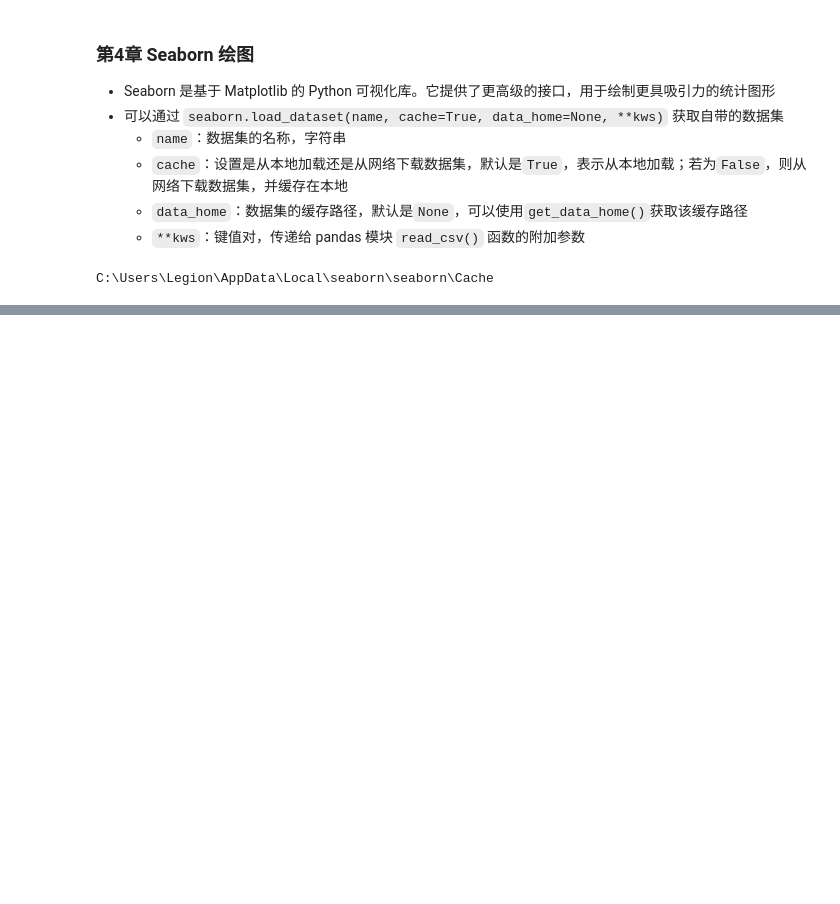
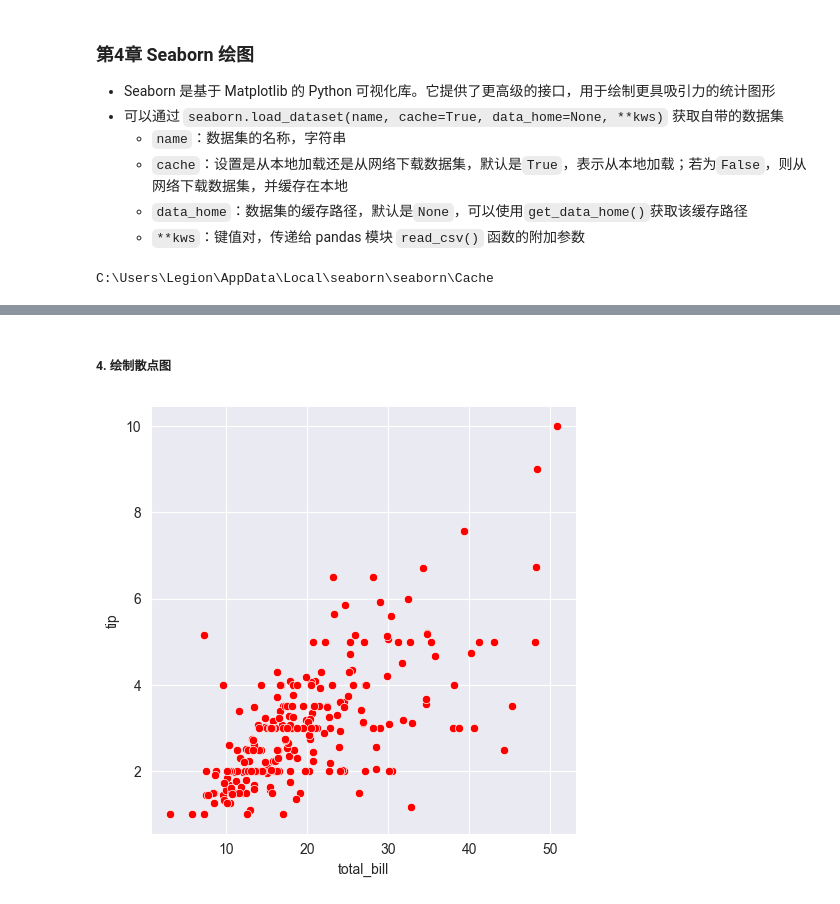
Before and after one commit to MercuryHaipeng/Python-Visualization-Tutorial, a Jupyter notebook: Chapter 4/4-1.ipynb, the cells around one changed output, grey strips where cells are left out. Cells and saved outputs as stored; diff of their text form; code cells hidden in the pictures; blank space fills up the shorter version.

```diff
--- a/Chapter 4/4-1.ipynb
+++ b/Chapter 4/4-1.ipynb
@@ -29,0 +81,14 @@ C:\Users\Legion\AppData\Local\seaborn\seaborn\Cache
+# %% [markdown]
+##### 4. 绘制散点图
+# %%
+import matplotlib.pyplot as plt
+import seaborn as sns
+
+sns.set_style("darkgrid")  # 灰色网格
+# 加载内置数据集 tips(小费数据集)，并对 total_bill 和 tip 字段绘制散点图
+custom_path = "../seaborn-data-master"
+tips = sns.load_dataset("tips", data_home=custom_path)
+sns.relplot(x="total_bill", y="tip", data=tips, color="r")  # 绘制散点图
+plt.show()  # 显示图表
+# %% [output]
+[figure, added]
```
Also changed, not shown: parts of 17 cells of this notebook, 55 other files.
